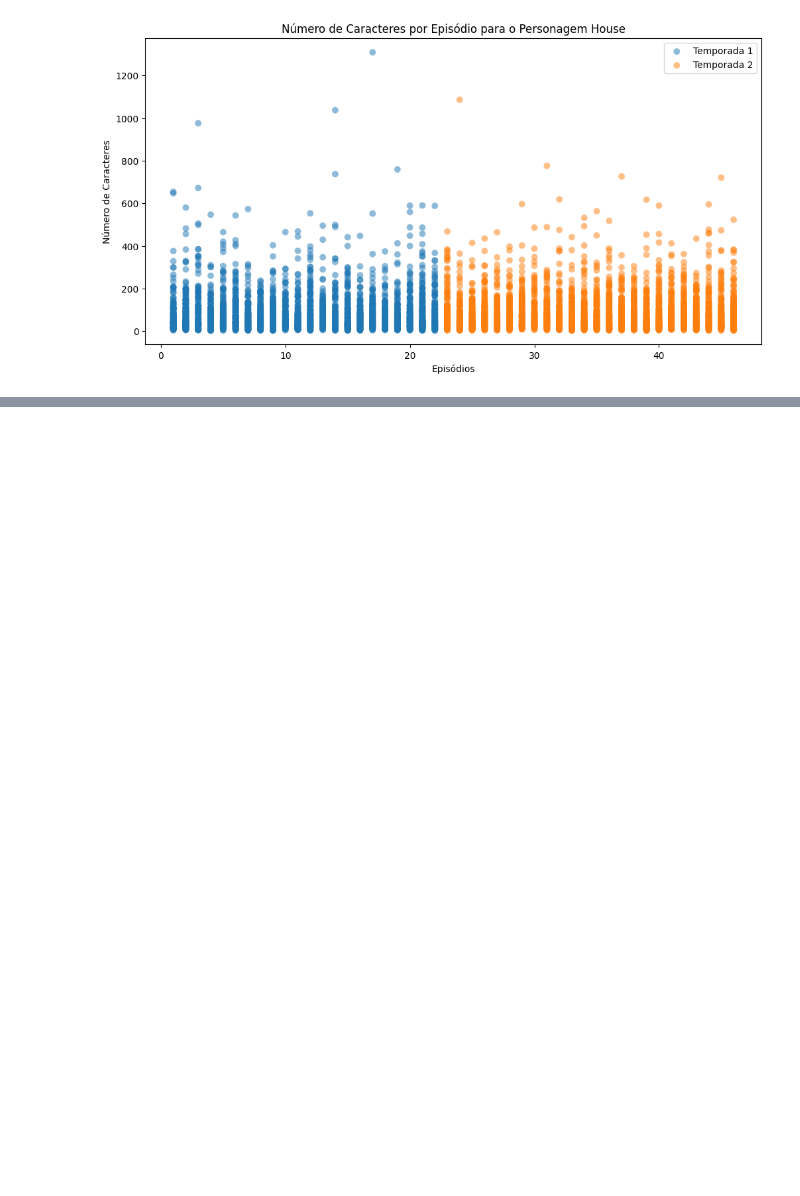
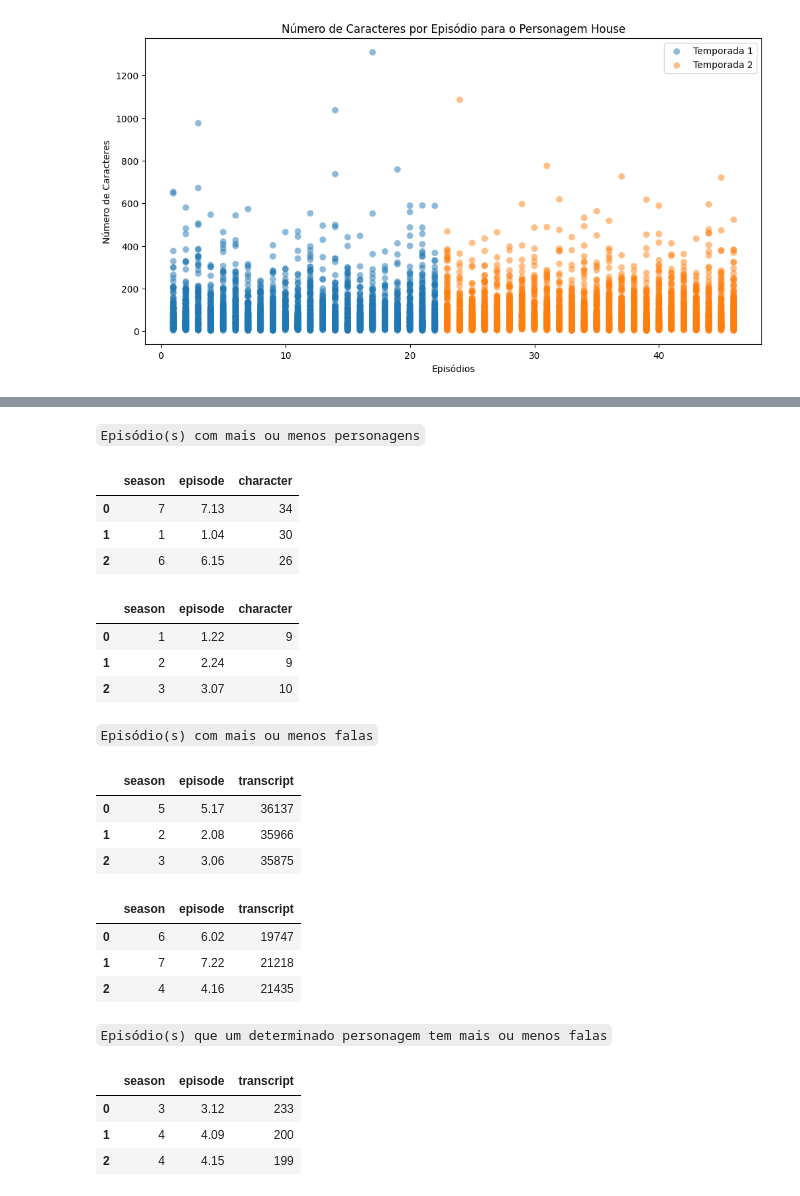
Before and after one commit to adalves-ufabc/2023.Q1-PLN, a Jupyter notebook: Aula 20/2023_Q1_PLN_Notebook_House_01.ipynb, the cells around one changed output, grey strips where cells are left out. Drawn from its saved outputs; the diff is of its cells as text; code cells hidden in the pictures; blank space fills up the shorter version.

```diff
--- a/Aula 20/2023_Q1_PLN_Notebook_House_01.ipynb
+++ b/Aula 20/2023_Q1_PLN_Notebook_House_01.ipynb
@@ -690,0 +775,21 @@ plot_num_caracteres_personagem(df, 'House', [1,2])
+# %% [markdown]
+`Episódio(s) com mais ou menos personagens`
+# %%
+def top_n_episodes_with_most_characters(df, n=1):
+    # Agrupa os dados por episódio e conta quantos personagens únicos aparecem em cada episódio
+    episodes_characters_count = df.groupby(['season', 'episode'])['character'].nunique().reset_index()
+
+    # Ordena os episódios em ordem decrescente de quantidade de personagens únicos
+    episodes_characters_count = episodes_characters_count.sort_values(by='character', ascending=False).reset_index(drop=True)
+
+    # Retorna os n episódios com mais personagens únicos
+    top_n_episodes = episodes_characters_count.head(n)
+
+    return top_n_episodes
+# %%
+top_n_episodes_with_most_characters(df, 3)
+# %% [output]
+|  | season | episode | character |
+| 0 | 7 | 7.13 | 34 |
+| 1 | 1 | 1.04 | 30 |
+| 2 | 6 | 6.15 | 26 |
@@ -690,0 +808,9 @@ plot_num_caracteres_personagem(df, 'House', [1,2])
+# %%
+top_n_episodes_with_least_characters(df, 3)
+# %% [output]
+|  | season | episode | character |
+| 0 | 1 | 1.22 | 9 |
+| 1 | 2 | 2.24 | 9 |
+| 2 | 3 | 3.07 | 10 |
+# %% [markdown]
+`Episódio(s) com mais ou menos falas`
@@ -690,0 +820,7 @@ plot_num_caracteres_personagem(df, 'House', [1,2])
+# %%
+episodes_most_transcripts(df, 3)
+# %% [output]
+|  | season | episode | transcript |
+| 0 | 5 | 5.17 | 36137 |
+| 1 | 2 | 2.08 | 35966 |
+| 2 | 3 | 3.06 | 35875 |
@@ -690,0 +830,9 @@ plot_num_caracteres_personagem(df, 'House', [1,2])
+# %%
+episodes_least_transcripts(df, 3)
+# %% [output]
+|  | season | episode | transcript |
+| 0 | 6 | 6.02 | 19747 |
+| 1 | 7 | 7.22 | 21218 |
+| 2 | 4 | 4.16 | 21435 |
+# %% [markdown]
+`Episódio(s) que um determinado personagem tem mais ou menos falas`
@@ -690,0 +854,7 @@ plot_num_caracteres_personagem(df, 'House', [1,2])
+# %%
+top_n_episodes_with_most_transcripts(df, 'House', 3)
+# %% [output]
+|  | season | episode | transcript |
+| 0 | 3 | 3.12 | 233 |
+| 1 | 4 | 4.09 | 200 |
+| 2 | 4 | 4.15 | 199 |
```
Also changed, not shown: parts of 13 cells of this notebook.
